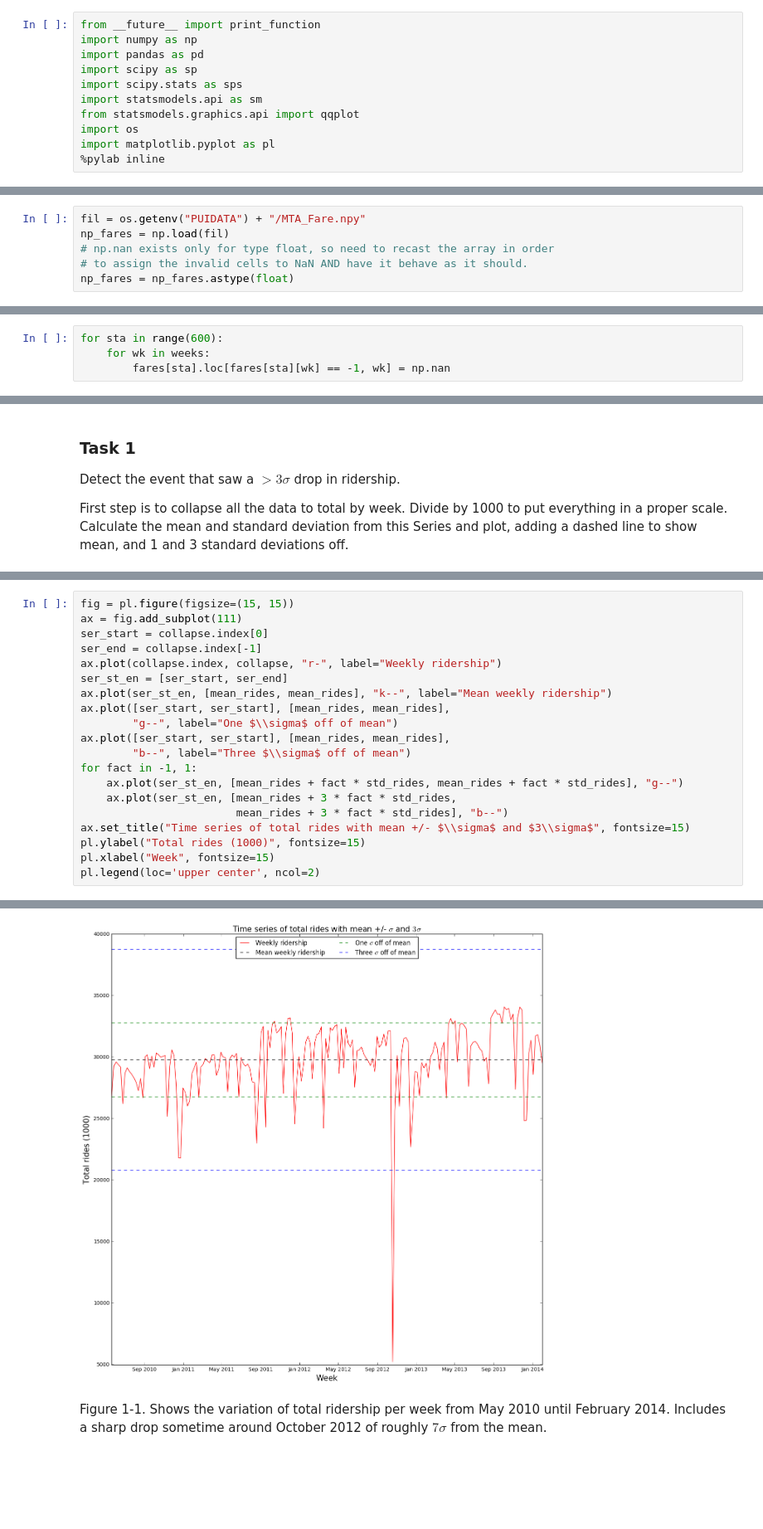
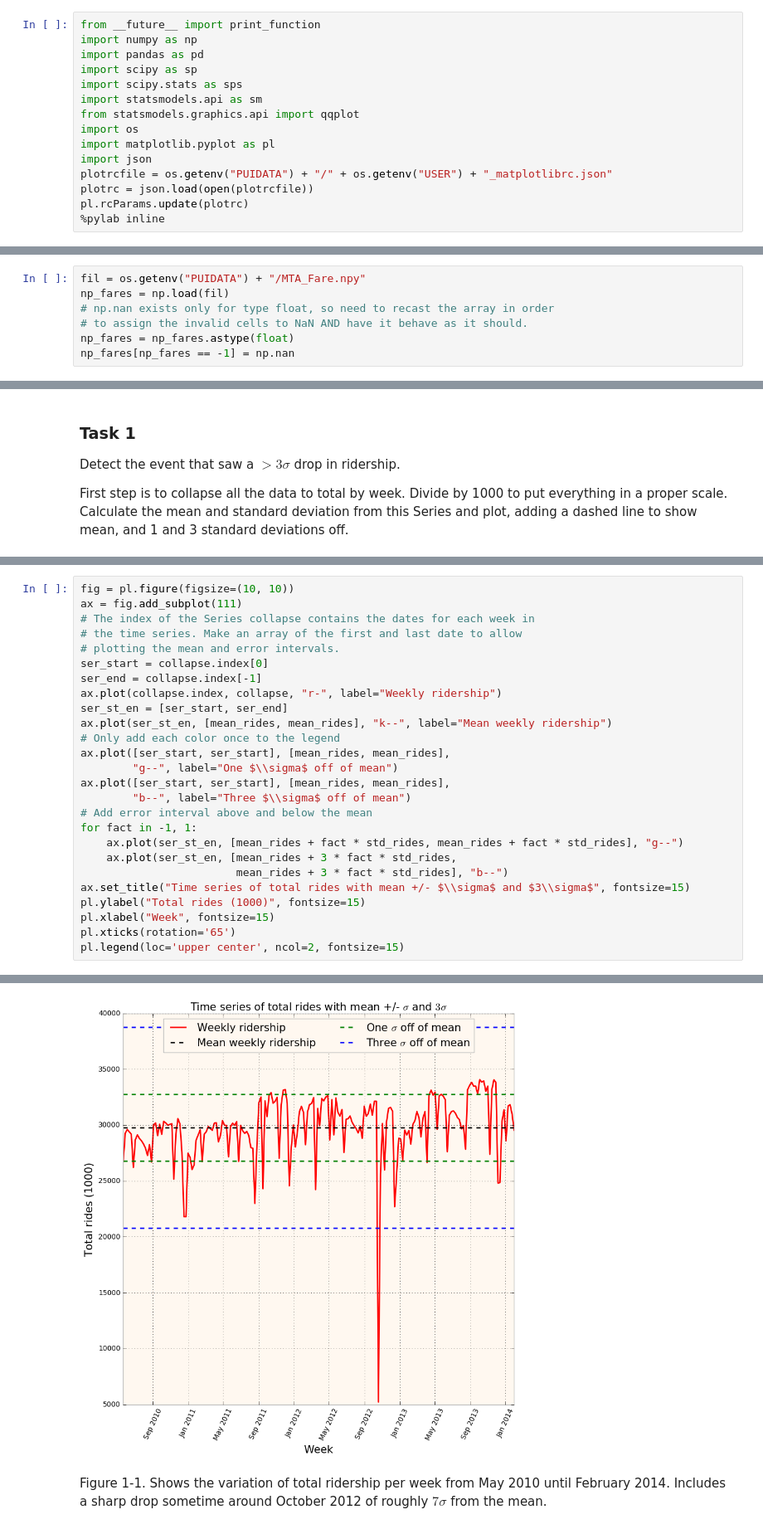
Before and after one commit to sighthnd/PUI2016_ss4977, a Jupyter notebook: HW9_ss4977/Assignment1_ss4977.ipynb, the cells around one changed output, grey strips where cells are left out. Shown at 83% size. Cells and saved outputs as stored; diff of their text form; blank space fills up the shorter version.

```diff
--- a/HW9_ss4977/Assignment1_ss4977.ipynb
+++ b/HW9_ss4977/Assignment1_ss4977.ipynb
@@ -8,6 +8,10 @@ import statsmodels.api as sm
 from statsmodels.graphics.api import qqplot
 import os
 import matplotlib.pyplot as pl
+import json
+plotrcfile = os.getenv("PUIDATA") + "/" + os.getenv("USER") + "_matplotlibrc.json"
+plotrc = json.load(open(plotrcfile))
+pl.rcParams.update(plotrc)
 %pylab inline
 # %% [output]
 Populating the interactive namespace from numpy and matplotlib
@@ -19,3 +23,4 @@ np_fares = np.load(fil)
 # np.nan exists only for type float, so need to recast the array in order
 # to assign the invalid cells to NaN AND have it behave as it should.
 np_fares = np_fares.astype(float)
+np_fares[np_fares == -1] = np.nan
@@ -61,4 +70,0 @@ Many of the cells in the array have no data, represented by a value of -1. If th
-# %%
-for sta in range(600):
-    for wk in weeks:
-        fares[sta].loc[fares[sta][wk] == -1, wk] = np.nan
@@ -138,25 +148,31 @@ std_rides = collapse.std()
 # %%
-fig = pl.figure(figsize=(15, 15))
+fig = pl.figure(figsize=(10, 10))
 ax = fig.add_subplot(111)
+# The index of the Series collapse contains the dates for each week in
+# the time series. Make an array of the first and last date to allow
+# plotting the mean and error intervals.
 ser_start = collapse.index[0]
 ser_end = collapse.index[-1]
 ax.plot(collapse.index, collapse, "r-", label="Weekly ridership")
 ser_st_en = [ser_start, ser_end]
 ax.plot(ser_st_en, [mean_rides, mean_rides], "k--", label="Mean weekly ridership")
+# Only add each color once to the legend
 ax.plot([ser_start, ser_start], [mean_rides, mean_rides],
         "g--", label="One $\\sigma$ off of mean")
 ax.plot([ser_start, ser_start], [mean_rides, mean_rides],
         "b--", label="Three $\\sigma$ off of mean")
+# Add error interval above and below the mean
 for fact in -1, 1:
     ax.plot(ser_st_en, [mean_rides + fact * std_rides, mean_rides + fact * std_rides], "g--")
     ax.plot(ser_st_en, [mean_rides + 3 * fact * std_rides,
                         mean_rides + 3 * fact * std_rides], "b--")
 ax.set_title("Time series of total rides with mean +/- $\\sigma$ and $3\\sigma$", fontsize=15)
 pl.ylabel("Total rides (1000)", fontsize=15)
 pl.xlabel("Week", fontsize=15)
-pl.legend(loc='upper center', ncol=2)
+pl.xticks(rotation='65')
+pl.legend(loc='upper center', ncol=2, fontsize=15)
 # %% [output]
 <matplotlib.legend.Legend at 0x...>
-[figure, old version]
+[figure, new version]
 # %% [markdown]
 Figure 1-1. Shows the variation of total ridership per week from May 2010 until February 2014. Includes a sharp drop sometime around October 2012 of roughly $7\sigma$ from the mean.
```
Also changed, not shown: parts of 42 cells of this notebook.
